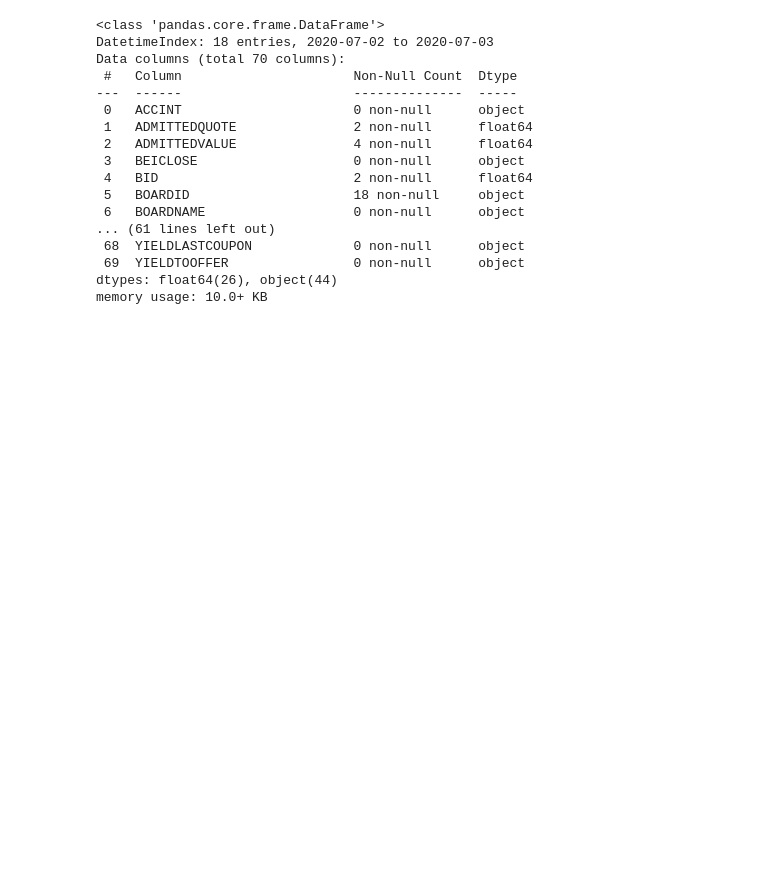
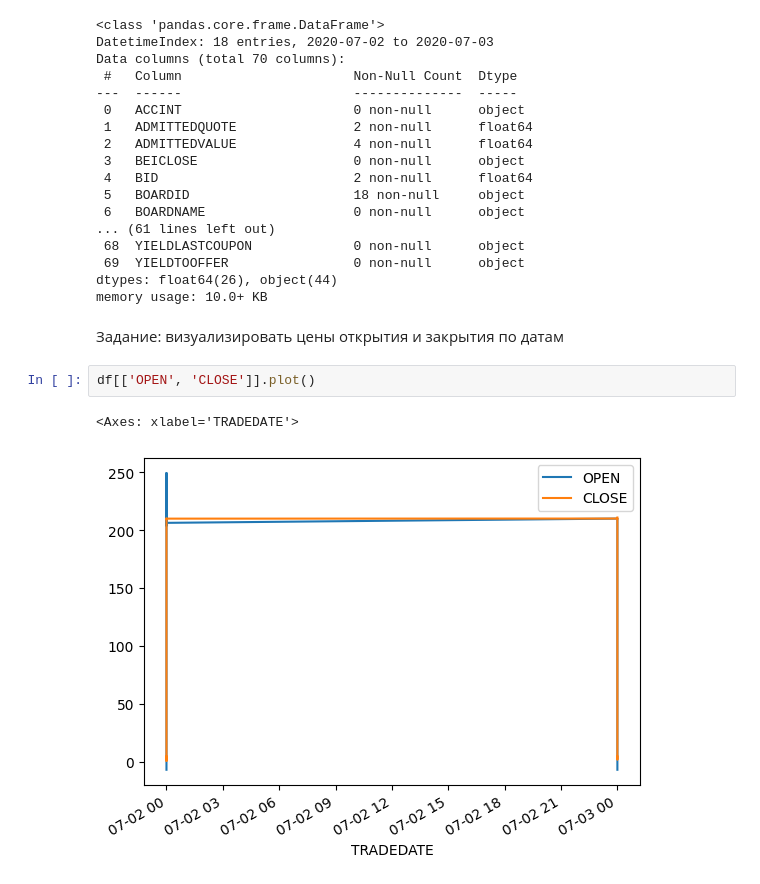
Before and after one commit to DagalSV/clone_BigData_2024, a Jupyter notebook: pandas_datareader.ipynb, the cells around one changed output. Cells and saved outputs as stored; diff of their text form; blank space fills up the shorter version.

```diff
--- a/pandas_datareader.ipynb
+++ b/pandas_datareader.ipynb
@@ -57,3 +59,10 @@ Data columns (total 70 columns):
  69  YIELDTOOFFER                0 non-null      object
 dtypes: float64(26), object(44)
 memory usage: 10.0+ KB
+# %% [markdown]
+Задание: визуализировать цены открытия и закрытия по датам
+# %%
+df[['OPEN', 'CLOSE']].plot()
+# %% [output]
+<Axes: xlabel='TRADEDATE'>
+[figure, added]
```
Also changed, not shown: parts of 2 cells of this notebook, 1 other file.
